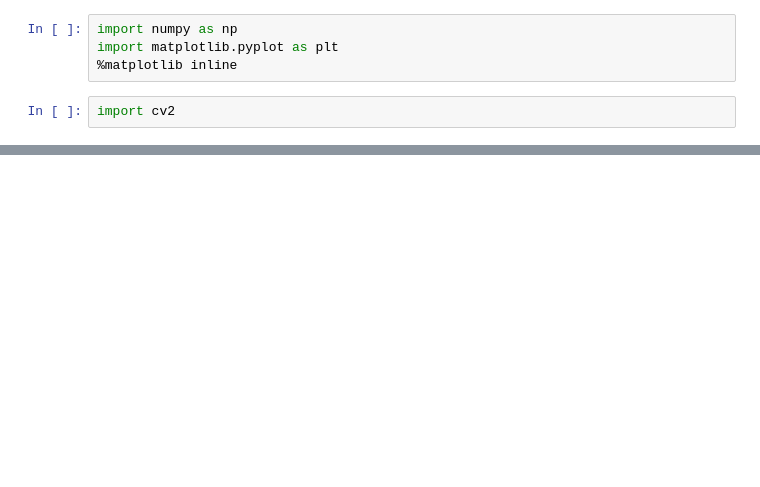
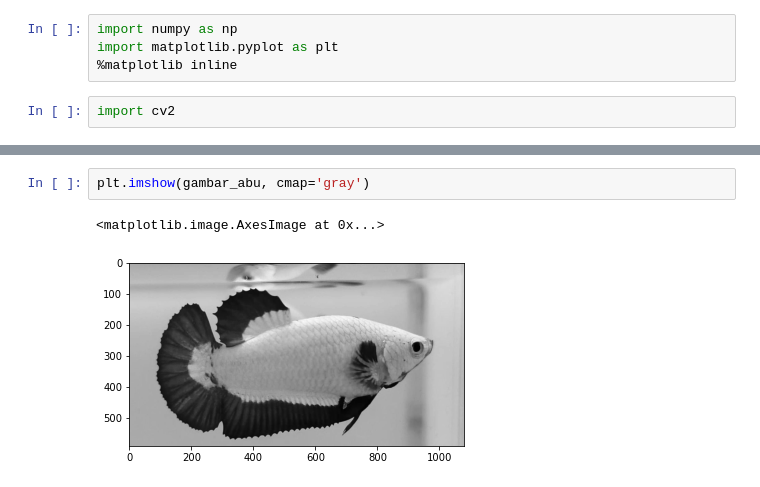
Before and after one commit to Ahmadahsana/latihanPython, a Jupyter notebook: latihan_OpenCV.ipynb, the cells around one changed output, grey strips where cells are left out. Cells and saved outputs as stored; diff of their text form; blank space fills up the shorter version.

```diff
--- a/latihan_OpenCV.ipynb
+++ b/latihan_OpenCV.ipynb
@@ -37,0 +50,5 @@ plt.imshow(img)
+# %%
+plt.imshow(gambar_abu, cmap='gray')
+# %% [output]
+<matplotlib.image.AxesImage at 0x...>
+[figure, added]
```
Also changed, not shown: parts of 13 cells of this notebook.
